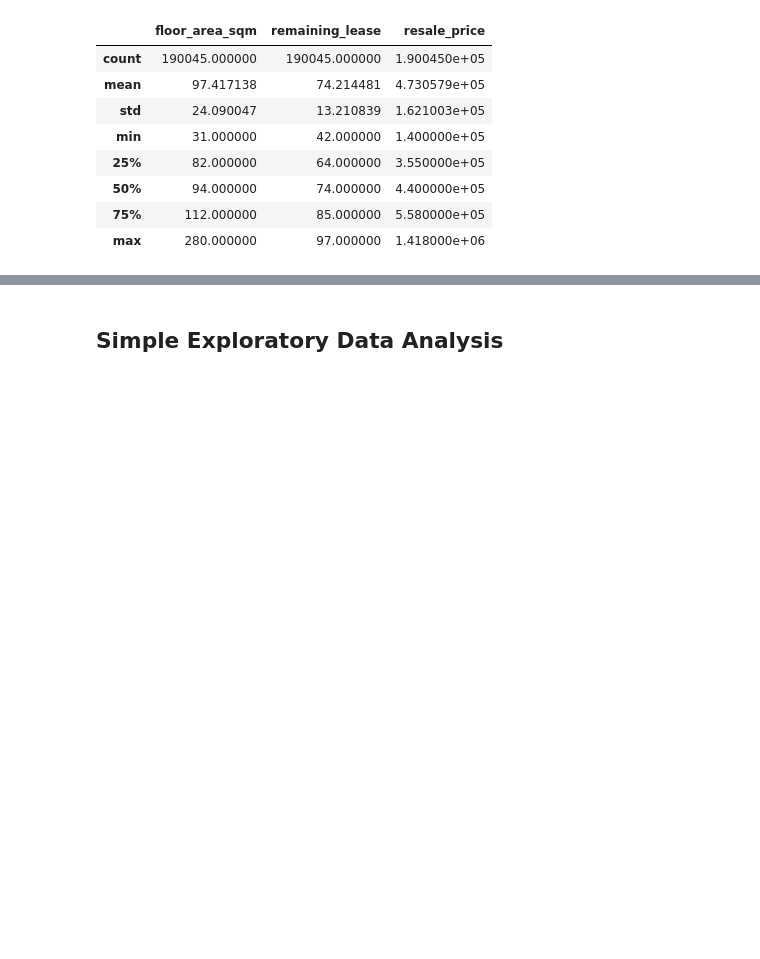
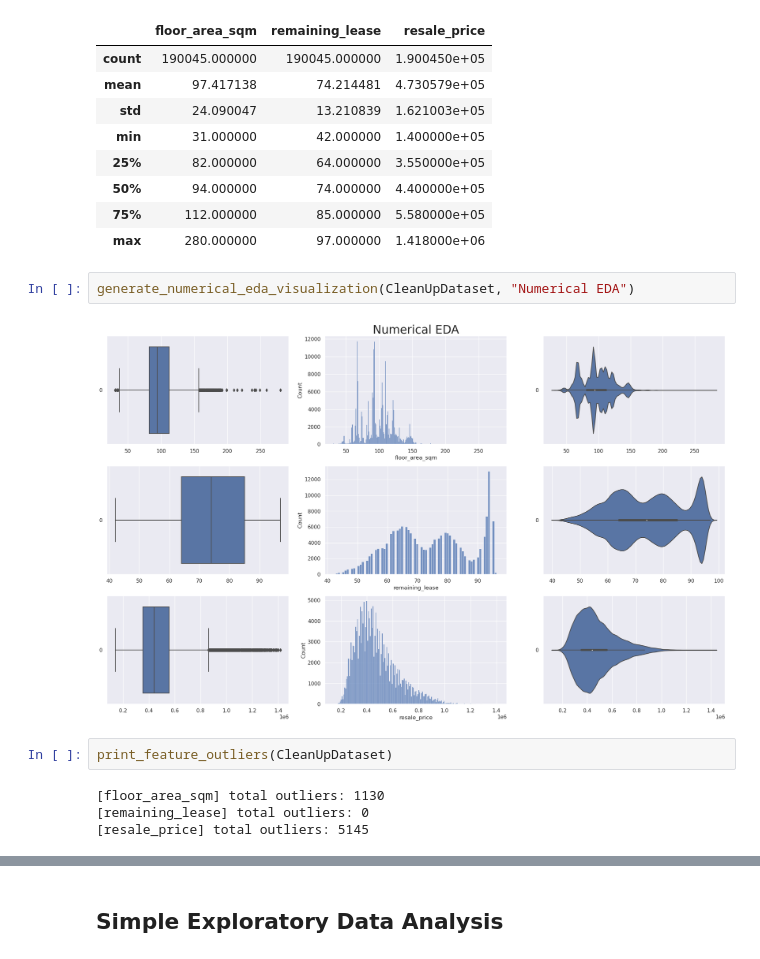
Before and after one commit to Amizzuddin/cc0002, a Jupyter notebook: main.ipynb, the cells around one changed output, grey strips where cells are left out. Cells and saved outputs as stored; diff of their text form; blank space fills up the shorter version.

```diff
--- a/main.ipynb
+++ b/main.ipynb
@@ -87,4 +89,14 @@ CleanUpDataset.describe()
 | 50% | 94.000000 | 74.000000 | 4.400000e+05 |
 | 75% | 112.000000 | 85.000000 | 5.580000e+05 |
 | max | 280.000000 | 97.000000 | 1.418000e+06 |
+# %%
+generate_numerical_eda_visualization(CleanUpDataset, "Numerical EDA")
+# %% [output]
+[figure, added]
+# %%
+print_feature_outliers(CleanUpDataset)
+# %% [output]
+[floor_area_sqm] total outliers: 1130
+[remaining_lease] total outliers: 0
+[resale_price] total outliers: 5145
 # %%
```
Also changed, not shown: parts of 8 cells of this notebook, 2 other files.
